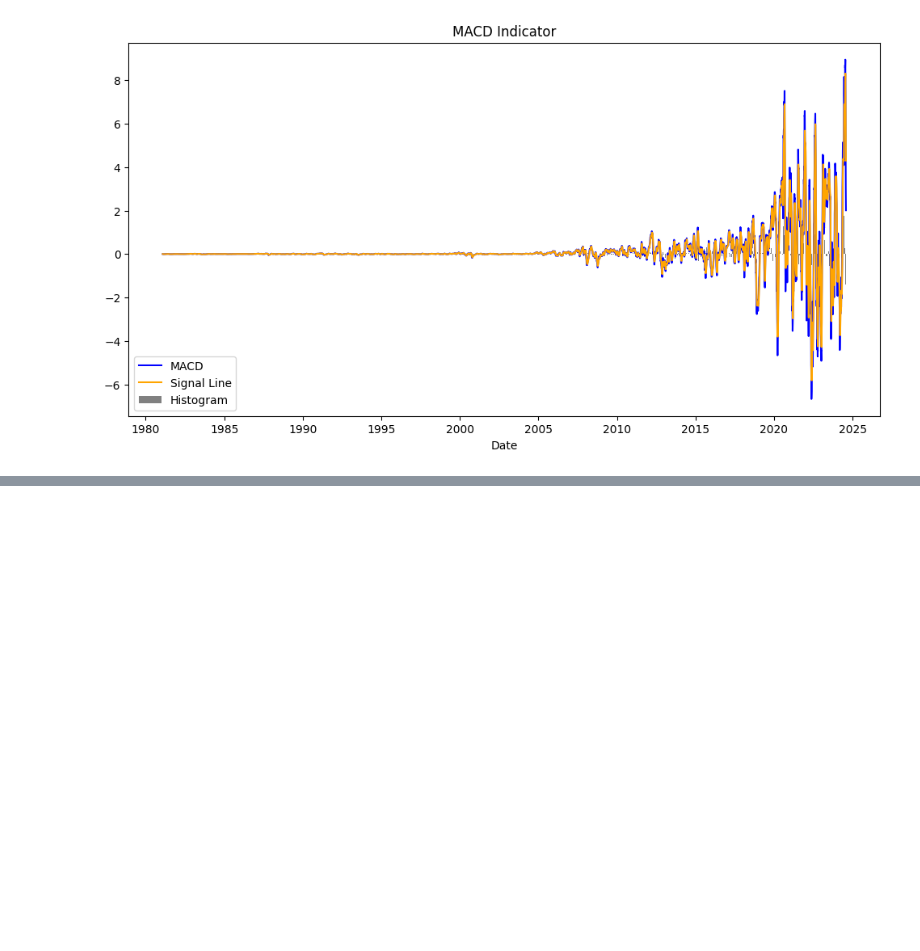
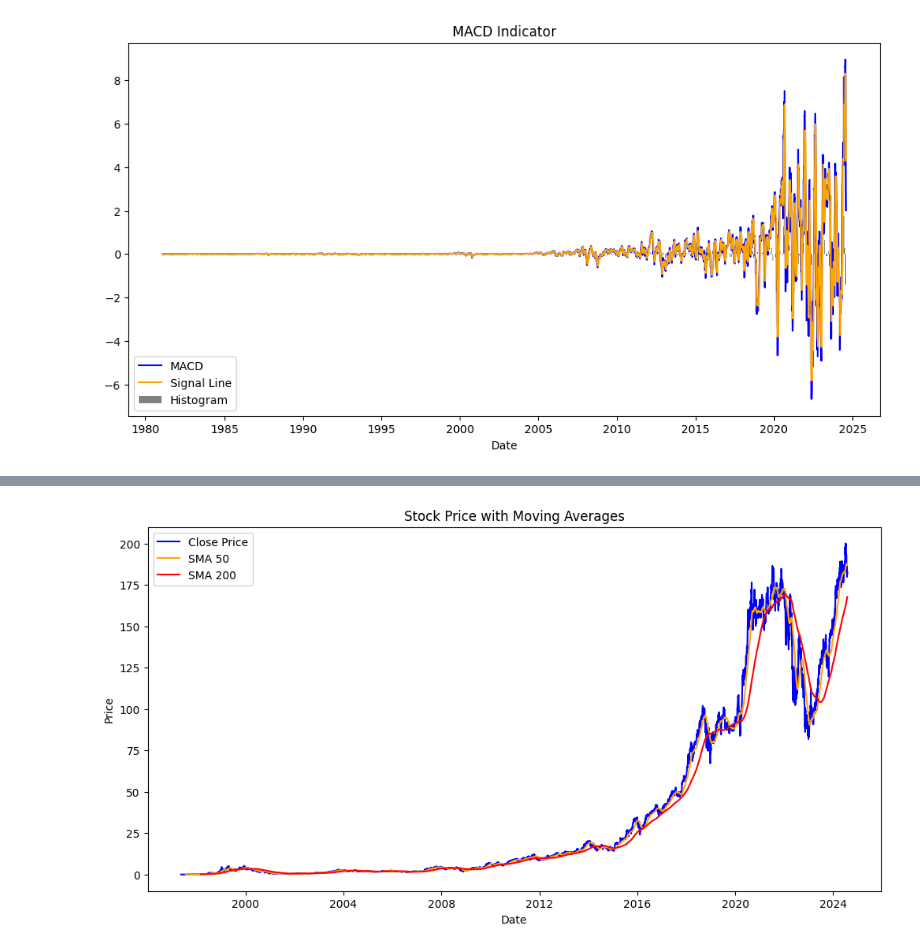
Before and after one commit to malzbanker/AIM-WEEK-1, a Jupyter notebook: notebooks/financial_analysis.ipynb, the cells around one changed output, grey strips where cells are left out. Saved outputs shown, nothing was run; the diff lists cells and outputs as text; code cells hidden in the pictures; blank space fills up the shorter version.

```diff
--- a/notebooks/financial_analysis.ipynb
+++ b/notebooks/financial_analysis.ipynb
@@ -56,5 +56,5 @@ data['EMA_50'] = ta.EMA(data['Close'], timeperiod=50)
 # %%
 # Calculate RSI (14-period)
-data['RSI_14'] = ta.RSI(data['Close'], timeperiod=14)
+ap_data['RSI_14'] = ta.RSI(ap_data['Close'], timeperiod=14)
 # %%
 # MACD calculation
@@ -126,3 +126,12 @@ plt.legend()
 plt.show()
 # %% [output]
 [figure]
+# %%
+#read and print stovk tickers
+am_data=pd.read_csv("../data/AMZN_historical_data.csv",parse_dates=["Date"])
+# Ensure data has required columns
+print(am_data.head())
+print(am_data.info())
+
+# Sorting the apple data by Date for consistency
+am_data = am_data.sort_values(by="Date", ascending=True).reset_index(drop=True)
@@ -128,0 +156,8 @@ plt.show()
+# %%
+# Simple Moving Averages (SMA) and Exponential Moving Averages (EMA)
+am_data['SMA_50'] = ta.SMA(am_data['Close'], timeperiod=50)
+am_data['SMA_200'] = ta.SMA(am_data['Close'], timeperiod=200)
+am_data['EMA_50'] = ta.EMA(am_data['Close'], timeperiod=50)
+# %%
+# Calculate RSI (14-period)
+am_data['RSI_14'] = ta.RSI(ap_data['Close'], timeperiod=14)
@@ -128,0 +196,13 @@ plt.show()
+# %%
+#Price Chart with SMA and EMA
+plt.figure(figsize=(12, 6))
+plt.plot(am_data['Date'], am_data['Close'], label="Close Price", color='blue')
+plt.plot(am_data['Date'], am_data['SMA_50'], label="SMA 50", color='orange')
+plt.plot(am_data['Date'], am_data['SMA_200'], label="SMA 200", color='red')
+plt.title("Stock Price with Moving Averages")
+plt.xlabel("Date")
+plt.ylabel("Price")
+plt.legend()
+plt.show()
+# %% [output]
+[figure, added]
```
Also changed, not shown: parts of 19 cells of this notebook, 2 other files.
